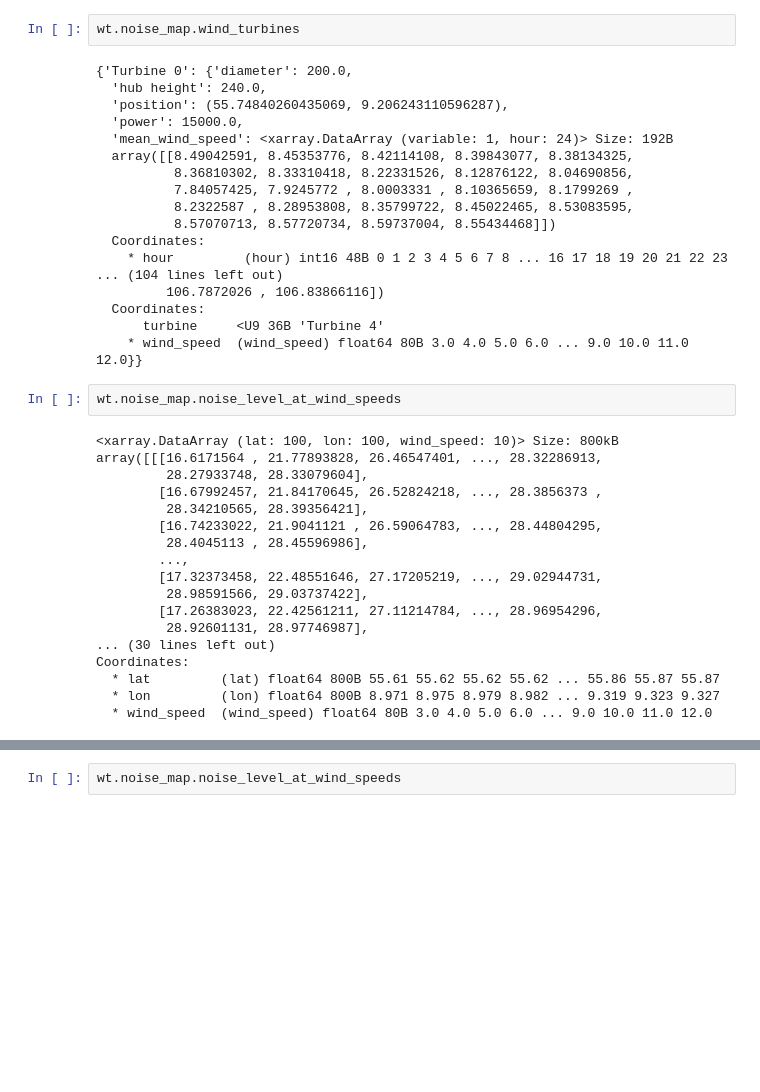
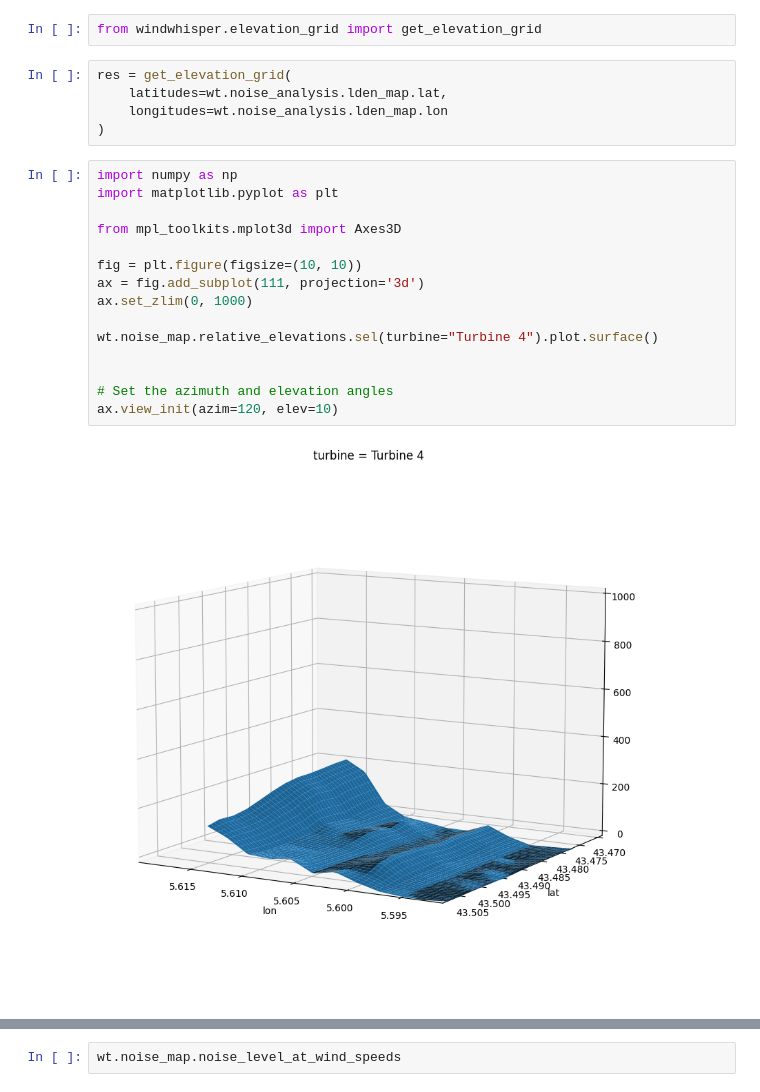
Before and after one commit to nmcdtu/windwhisper, a Jupyter notebook: dev/Untitled.ipynb, the cells around one changed output, grey strips where cells are left out. Cells and saved outputs as stored; diff of their text form; blank space fills up the shorter version.

```diff
--- a/dev/Untitled.ipynb
+++ b/dev/Untitled.ipynb
@@ -36,41 +69,25 @@ wt = windturbines.WindTurbines(
 # %%
-wt.noise_map.wind_turbines
+from windwhisper.elevation_grid import get_elevation_grid
-# %% [output]
-{'Turbine 0': {'diameter': 200.0,
-  'hub height': 240.0,
-  'position': (55.74840260435069, 9.206243110596287),
-  'power': 15000.0,
-  'mean_wind_speed': <xarray.DataArray (variable: 1, hour: 24)> Size: 192B
-  array([[8.49042591, 8.45353776, 8.42114108, 8.39843077, 8.38134325,
-          8.36810302, 8.33310418, 8.22331526, 8.12876122, 8.04690856,
-          7.84057425, 7.9245772 , 8.0003331 , 8.10365659, 8.1799269 ,
-          8.2322587 , 8.28953808, 8.35799722, 8.45022465, 8.53083595,
-          8.57070713, 8.57720734, 8.59737004, 8.55434468]])
-  Coordinates:
-    * hour         (hour) int16 48B 0 1 2 3 4 5 6 7 8 ... 16 17 18 19 20 21 22 23
-... (104 lines left out)
-         106.7872026 , 106.83866116])
-  Coordinates:
-      turbine     <U9 36B 'Turbine 4'
-    * wind_speed  (wind_speed) float64 80B 3.0 4.0 5.0 6.0 ... 9.0 10.0 11.0 12.0}}
 # %%
-wt.noise_map.noise_level_at_wind_speeds
+res = get_elevation_grid(
+    latitudes=wt.noise_analysis.lden_map.lat,
+    longitudes=wt.noise_analysis.lden_map.lon
+)
-# %% [output]
-<xarray.DataArray (lat: 100, lon: 100, wind_speed: 10)> Size: 800kB
-array([[[16.6171564 , 21.77893828, 26.46547401, ..., 28.32286913,
-         28.27933748, 28.33079604],
-        [16.67992457, 21.84170645, 26.52824218, ..., 28.3856373 ,
-         28.34210565, 28.39356421],
-        [16.74233022, 21.9041121 , 26.59064783, ..., 28.44804295,
-         28.4045113 , 28.45596986],
-        ...,
-        [17.32373458, 22.48551646, 27.17205219, ..., 29.02944731,
-         28.98591566, 29.03737422],
-        [17.26383023, 22.42561211, 27.11214784, ..., 28.96954296,
-         28.92601131, 28.97746987],
-... (30 lines left out)
-Coordinates:
-  * lat         (lat) float64 800B 55.61 55.62 55.62 55.62 ... 55.86 55.87 55.87
-  * lon         (lon) float64 800B 8.971 8.975 8.979 8.982 ... 9.319 9.323 9.327
-  * wind_speed  (wind_speed) float64 80B 3.0 4.0 5.0 6.0 ... 9.0 10.0 11.0 12.0
+# %%
+import numpy as np
+import matplotlib.pyplot as plt
+
+from mpl_toolkits.mplot3d import Axes3D
+
+fig = plt.figure(figsize=(10, 10))
+ax = fig.add_subplot(111, projection='3d')
+ax.set_zlim(0, 1000)
+
+wt.noise_map.relative_elevations.sel(turbine="Turbine 4").plot.surface()
+
+
+# Set the azimuth and elevation angles
+ax.view_init(azim=120, elev=10)
+# %% [output]
+[figure, added]
 # %%
```
Also changed, not shown: parts of 4 cells of this notebook, 12 other files.
